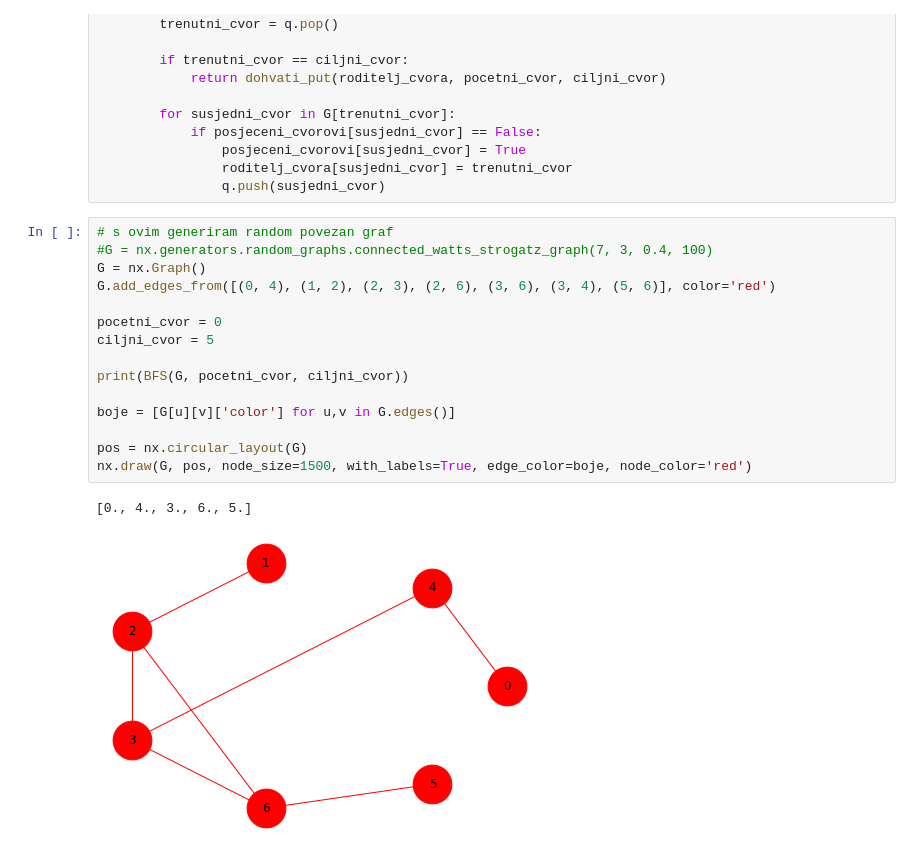
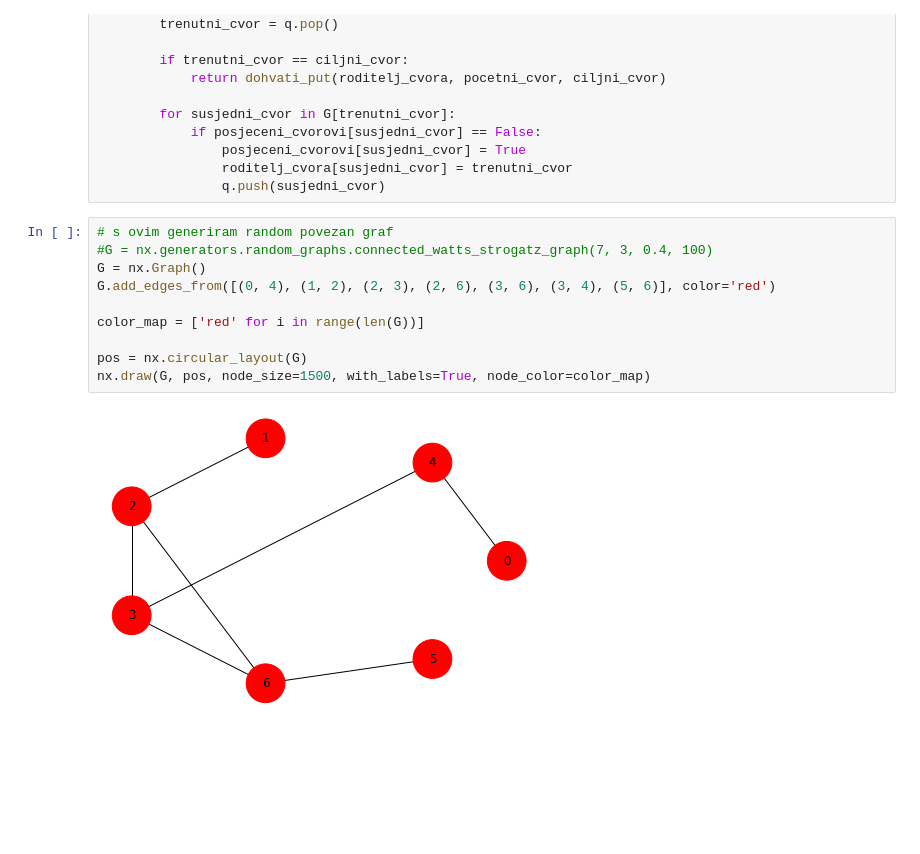
Before and after one commit to nivuckovic/matematicki-softver-esej1, a Jupyter notebook: BFS.ipynb, the cells around one changed output. Cells and saved outputs as stored; diff of their text form; blank space fills up the shorter version.

```diff
--- a/BFS.ipynb
+++ b/BFS.ipynb
@@ -82,18 +89,12 @@ def BFS(G, pocetni_cvor, ciljni_cvor):
 # %%
 # s ovim generiram random povezan graf
 #G = nx.generators.random_graphs.connected_watts_strogatz_graph(7, 3, 0.4, 100)
 G = nx.Graph()
 G.add_edges_from([(0, 4), (1, 2), (2, 3), (2, 6), (3, 6), (3, 4), (5, 6)], color='red')
 
-pocetni_cvor = 0
-ciljni_cvor = 5
-
-print(BFS(G, pocetni_cvor, ciljni_cvor))
-
-boje = [G[u][v]['color'] for u,v in G.edges()]
+color_map = ['red' for i in range(len(G))]
 
 pos = nx.circular_layout(G)
-nx.draw(G, pos, node_size=1500, with_labels=True, edge_color=boje, node_color='red')
+nx.draw(G, pos, node_size=1500, with_labels=True, node_color=color_map)
 # %% [output]
-[0., 4., 3., 6., 5.]
-[figure, old version]
+[figure, new version]
```
Also changed, not shown: parts of 3 cells of this notebook.
